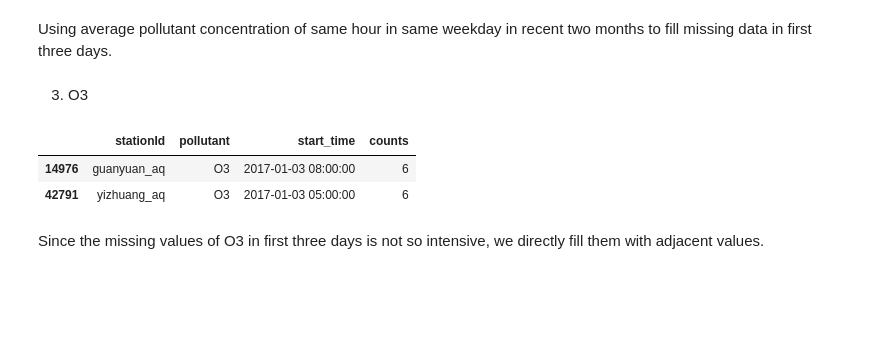
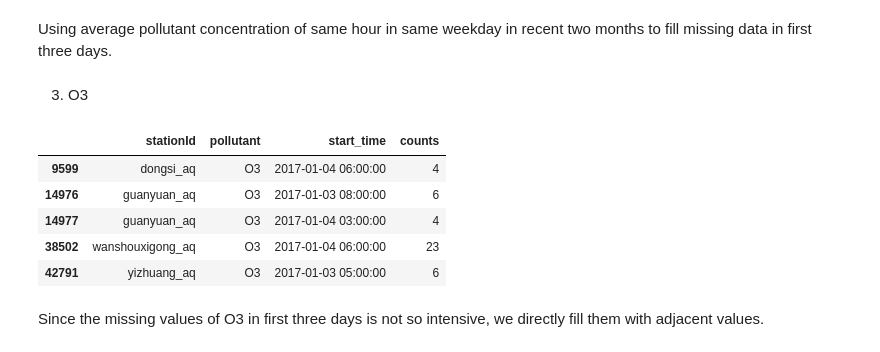
Before and after one commit to JulieYao0754/5002_GroupProject, a Jupyter notebook: Air_Quality_Preprocessing.ipynb, the cells around one changed output. Drawn from its saved outputs; the diff is of its cells as text; code cells hidden in the pictures; blank space fills up the shorter version.

```diff
--- a/Air_Quality_Preprocessing.ipynb
+++ b/Air_Quality_Preprocessing.ipynb
@@ -680,10 +686,13 @@ fill_firstdays(air_quality, 'PM10')
 # %%
 lost_hour_record[(lost_hour_record['pollutant']=='O3') & \
                  (lost_hour_record['counts']>3) & \
-                 (lost_hour_record['start_time']<='2017-01-04 00:00:00')]
+                 (lost_hour_record['start_time']<='2017-01-04 14:00:00')]
 # %% [output]
 |  | stationId | pollutant | start_time | counts |
+| 9599 | dongsi_aq | O3 | 2017-01-04 06:00:00 | 4 |
 | 14976 | guanyuan_aq | O3 | 2017-01-03 08:00:00 | 6 |
+| 14977 | guanyuan_aq | O3 | 2017-01-04 03:00:00 | 4 |
+| 38502 | wanshouxigong_aq | O3 | 2017-01-04 06:00:00 | 23 |
 | 42791 | yizhuang_aq | O3 | 2017-01-03 05:00:00 | 6 |
 # %% [markdown]
 Since the missing values of O3 in first three days is not so intensive, we directly fill them with adjacent values.
```
Also changed, not shown: parts of 16 cells of this notebook.
